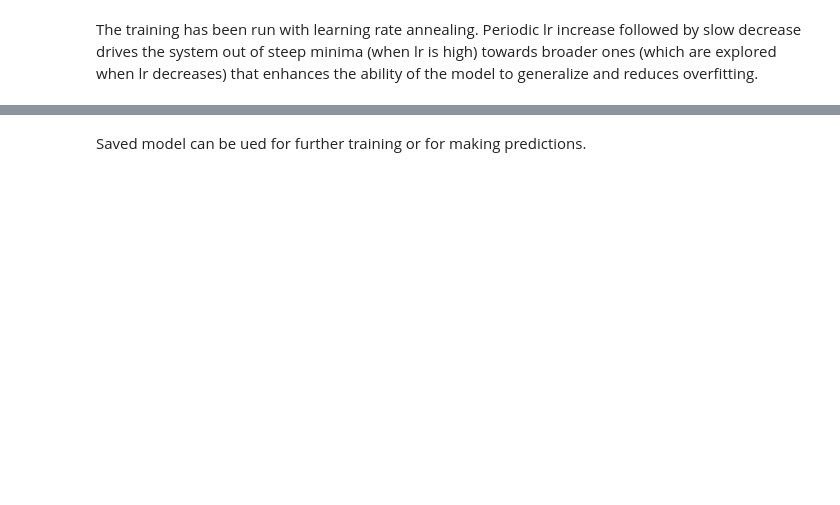
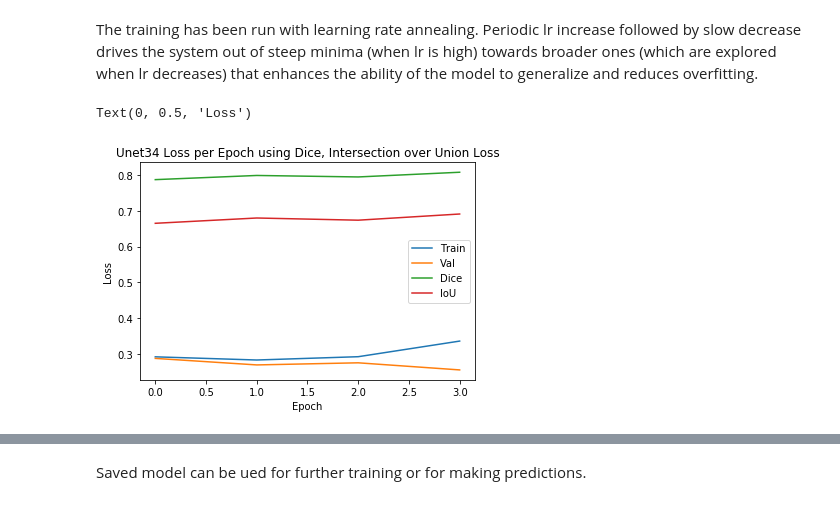
Before and after one commit to sloughlin/CSCI4622-final-project, a Jupyter notebook: UNET34.ipynb, the cells around one changed output, grey strips where cells are left out. Drawn from its saved outputs; the diff is of its cells as text; code cells hidden in the pictures; blank space fills up the shorter version.

Commit message:
addingmore unet models

```diff
--- a/UNET34.ipynb
+++ b/UNET34.ipynb
@@ -293,4 +322,21 @@ learn.fit(lrs/3,2,wds=wd,cycle_len=2,use_clr=(20,8))
 # %% [markdown]
 The training has been run with learning rate annealing. Periodic lr increase followed by slow decrease drives the system out of steep minima (when lr is high) towards broader ones (which are explored when lr decreases) that enhances the ability of the model to generalize and reduces overfitting.
+# %%
+# torch.cuda.empty_cache()
+# learn.load('Unet34_386_265_1')
+epoch = np.arange(4)
+loss = np.array([[0.29119, 0.2823, 0.291549, 0.335328],
+        [0.286823, 0.268513, 0.274427, 0.254518],
+        [0.787848, 0.799558, 0.795384, 0.808574],
+        [0.665465, 0.680316, 0.674196, 0.691513]]).T
+labels = ["Train", "Val", "Dice", "IoU"]
+plt.plot(epoch, loss)
+plt.legend(labels)
+plt.title("Unet34 Loss per Epoch using Dice, Intersection over Union Loss")
+plt.xlabel("Epoch")
+plt.ylabel("Loss")
+# %% [output]
+Text(0, 0.5, 'Loss')
+[figure, added]
 # %%
 learn.sched.plot_lr()
```
Also changed, not shown: parts of 23 cells of this notebook, 12 other files.
